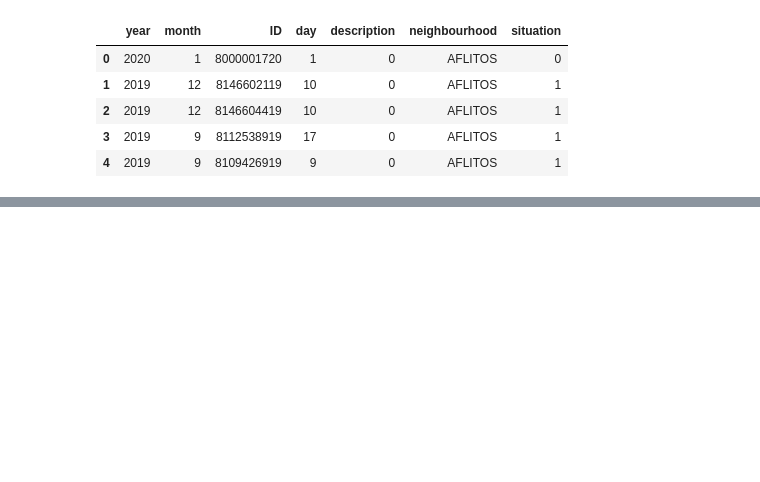
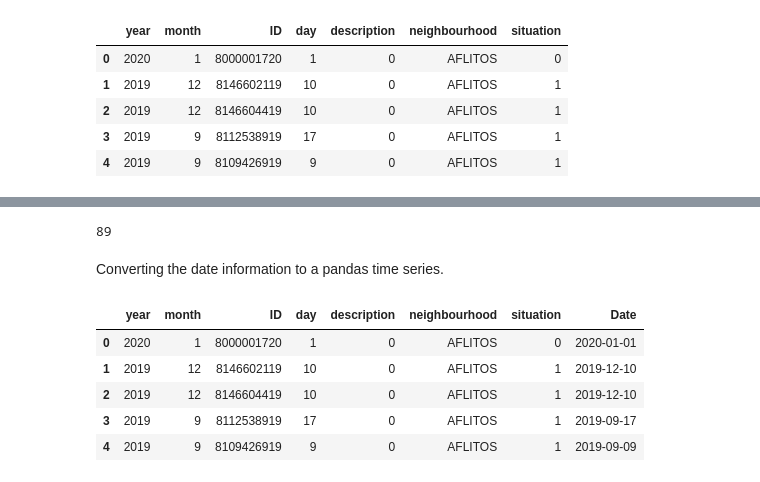
Before and after one commit to Rpinto02/RecifeLandSlidings, a Jupyter notebook: Solicitations_preparation.ipynb, the cells around one changed output, grey strips where cells are left out. Drawn from its saved outputs; the diff is of its cells as text; code cells hidden in the pictures; blank space fills up the shorter version.

```diff
--- a/Solicitations_preparation.ipynb
+++ b/Solicitations_preparation.ipynb
@@ -207,0 +287,18 @@ solicitations.head()
+# %%
+len(number_locations)
+# %% [output]
+89
+# %% [markdown]
+Converting the date information to a pandas time series.
+# %%
+import datetime
+
+solicitations['Date'] = pd.to_datetime(solicitations[['year', 'month', 'day']])
+solicitations.head()
+# %% [output]
+|  | year | month | ID | day | description | neighbourhood | situation | Date |
+| 0 | 2020 | 1 | 8000001720 | 1 | 0 | AFLITOS | 0 | 2020-01-01 |
+| 1 | 2019 | 12 | 8146602119 | 10 | 0 | AFLITOS | 1 | 2019-12-10 |
+| 2 | 2019 | 12 | 8146604419 | 10 | 0 | AFLITOS | 1 | 2019-12-10 |
+| 3 | 2019 | 9 | 8112538919 | 17 | 0 | AFLITOS | 1 | 2019-09-17 |
+| 4 | 2019 | 9 | 8109426919 | 9 | 0 | AFLITOS | 1 | 2019-09-09 |
```
Also changed, not shown: parts of 21 cells of this notebook, 6 other files.
